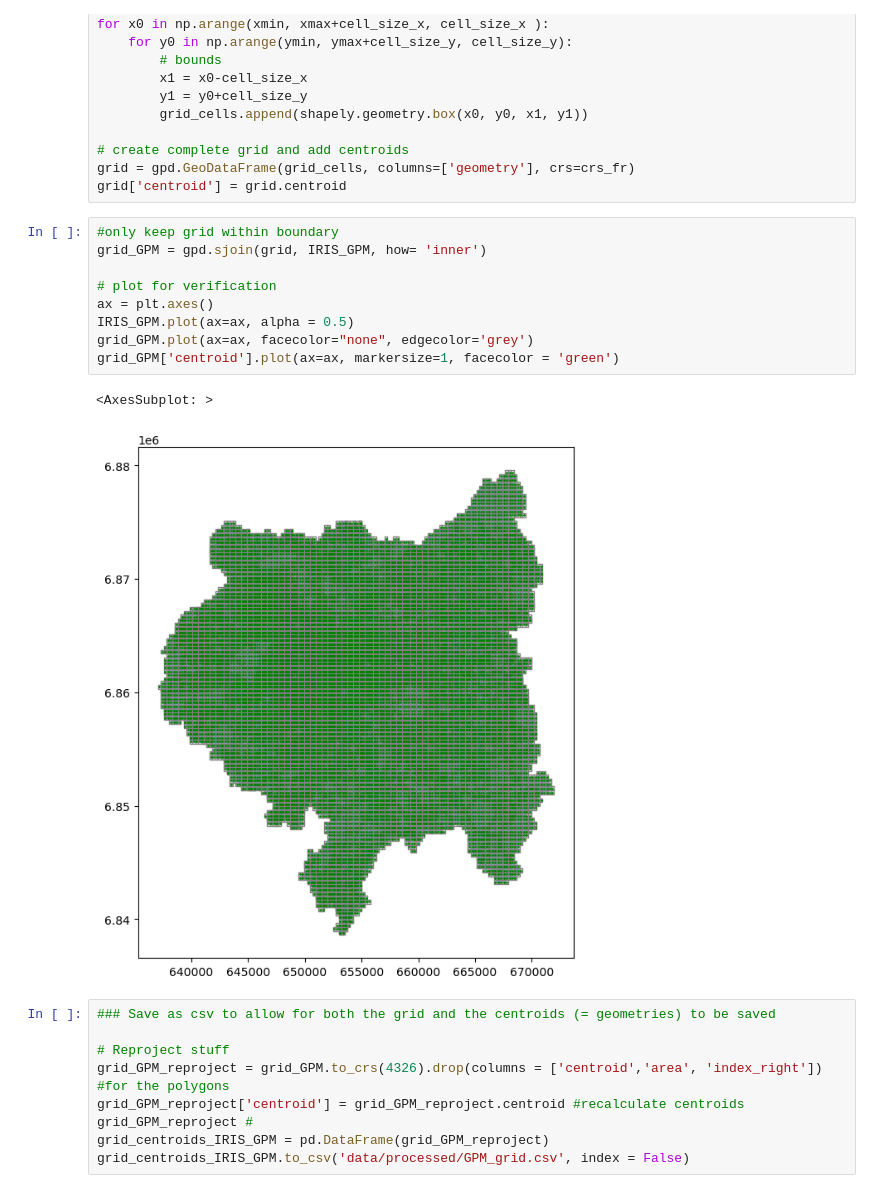
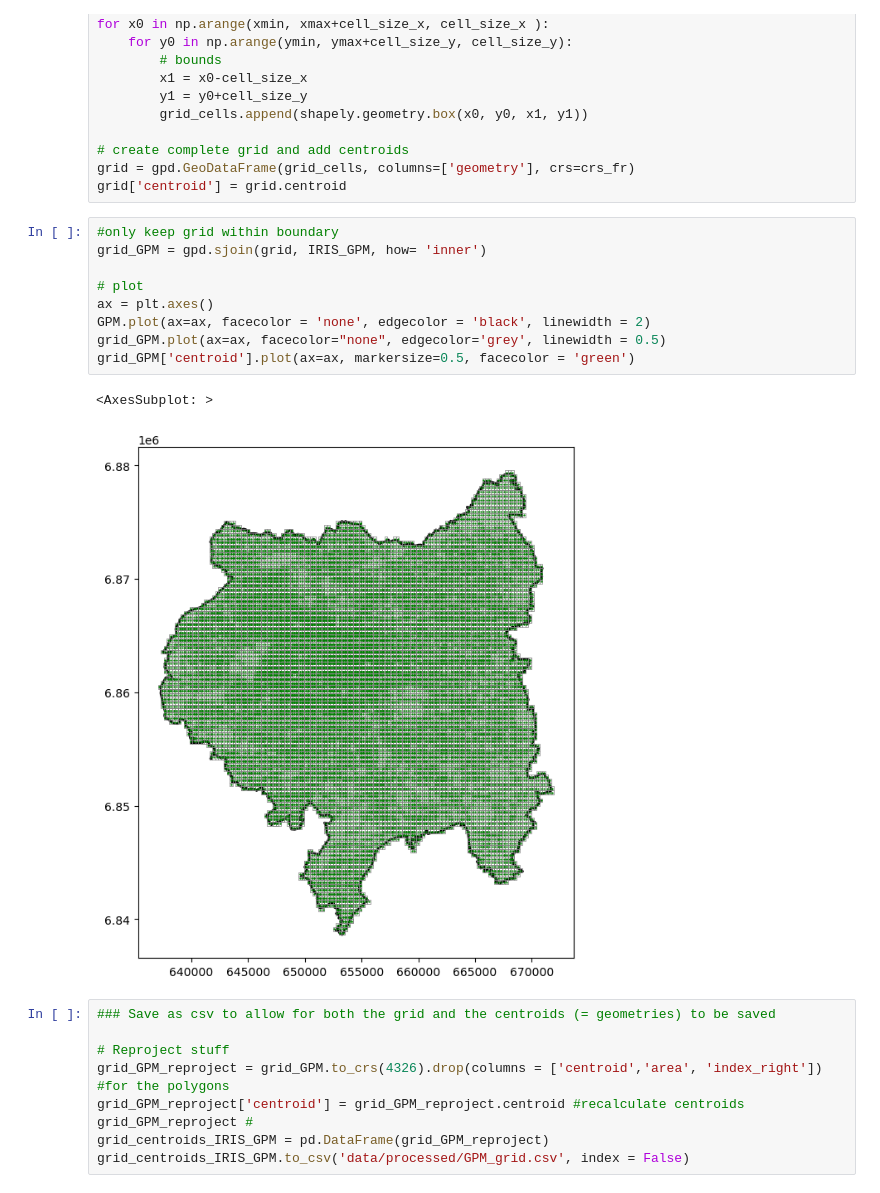
Before and after one commit to AurianeTec/Thesis, a Jupyter notebook: create_grid.ipynb, the cells around one changed output. Drawn from its saved outputs; the diff is of its cells as text.

```diff
--- a/create_grid.ipynb
+++ b/create_grid.ipynb
@@ -130,15 +130,15 @@ grid['centroid'] = grid.centroid
 # %%
 #only keep grid within boundary
 grid_GPM = gpd.sjoin(grid, IRIS_GPM, how= 'inner')
 
-# plot for verification
+# plot
 ax = plt.axes()
-IRIS_GPM.plot(ax=ax, alpha = 0.5)
-grid_GPM.plot(ax=ax, facecolor="none", edgecolor='grey')
-grid_GPM['centroid'].plot(ax=ax, markersize=1, facecolor = 'green')
+GPM.plot(ax=ax, facecolor = 'none', edgecolor = 'black', linewidth = 2)
+grid_GPM.plot(ax=ax, facecolor="none", edgecolor='grey', linewidth = 0.5)
+grid_GPM['centroid'].plot(ax=ax, markersize=0.5, facecolor = 'green')
 # %% [output]
 <AxesSubplot: >
-[figure, old version]
+[figure, new version]
 # %%
 ### Save as csv to allow for both the grid and the centroids (= geometries) to be saved
 
```
Also changed, not shown: 2 other files.
